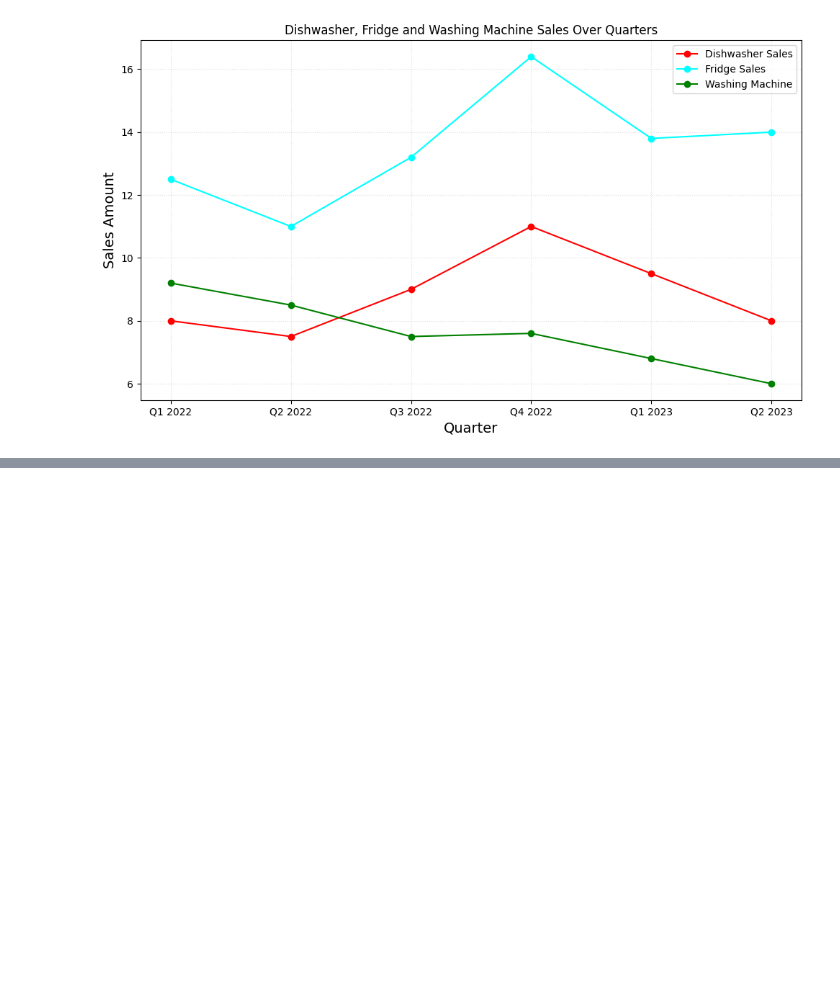
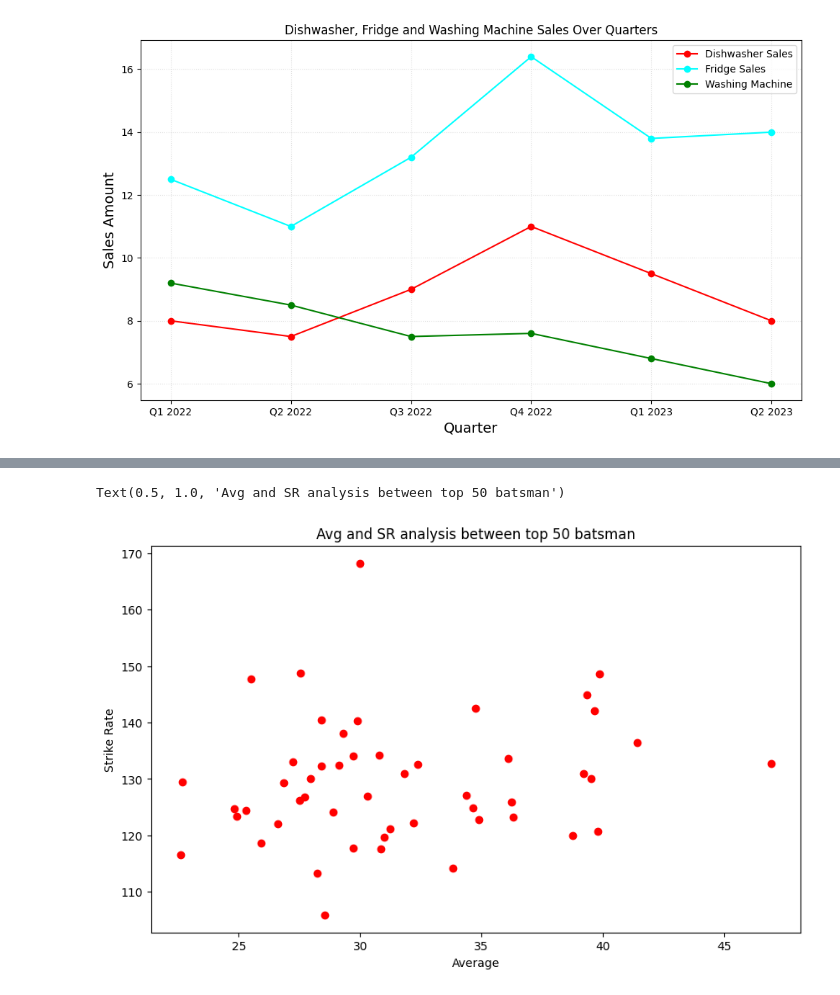
Before and after one commit to redwanhasan07208212/python-basic, a Jupyter notebook: Class_8/matplot.ipynb, the cells around one changed output, grey strips where cells are left out. Saved outputs shown, nothing was run; the diff lists cells and outputs as text; code cells hidden in the pictures; blank space fills up the shorter version.

```diff
--- a/Class_8/matplot.ipynb
+++ b/Class_8/matplot.ipynb
@@ -193,0 +194,4 @@ plt.show()
+# %%
+df = pd.read_csv('batter.csv')
+df = df.head(50)
+df
@@ -193,0 +216,9 @@ plt.show()
+# %%
+plt.figure(figsize=(10,6))
+plt.scatter(df['avg'],df['strike_rate'],color='red')
+plt.xlabel('Average')
+plt.ylabel('Strike Rate')
+plt.title('Avg and SR analysis between top 50 batsman')
+# %% [output]
+Text(0.5, 1.0, 'Avg and SR analysis between top 50 batsman')
+[figure, added]
```
Also changed, not shown: parts of 8 cells of this notebook, 3 other files.
